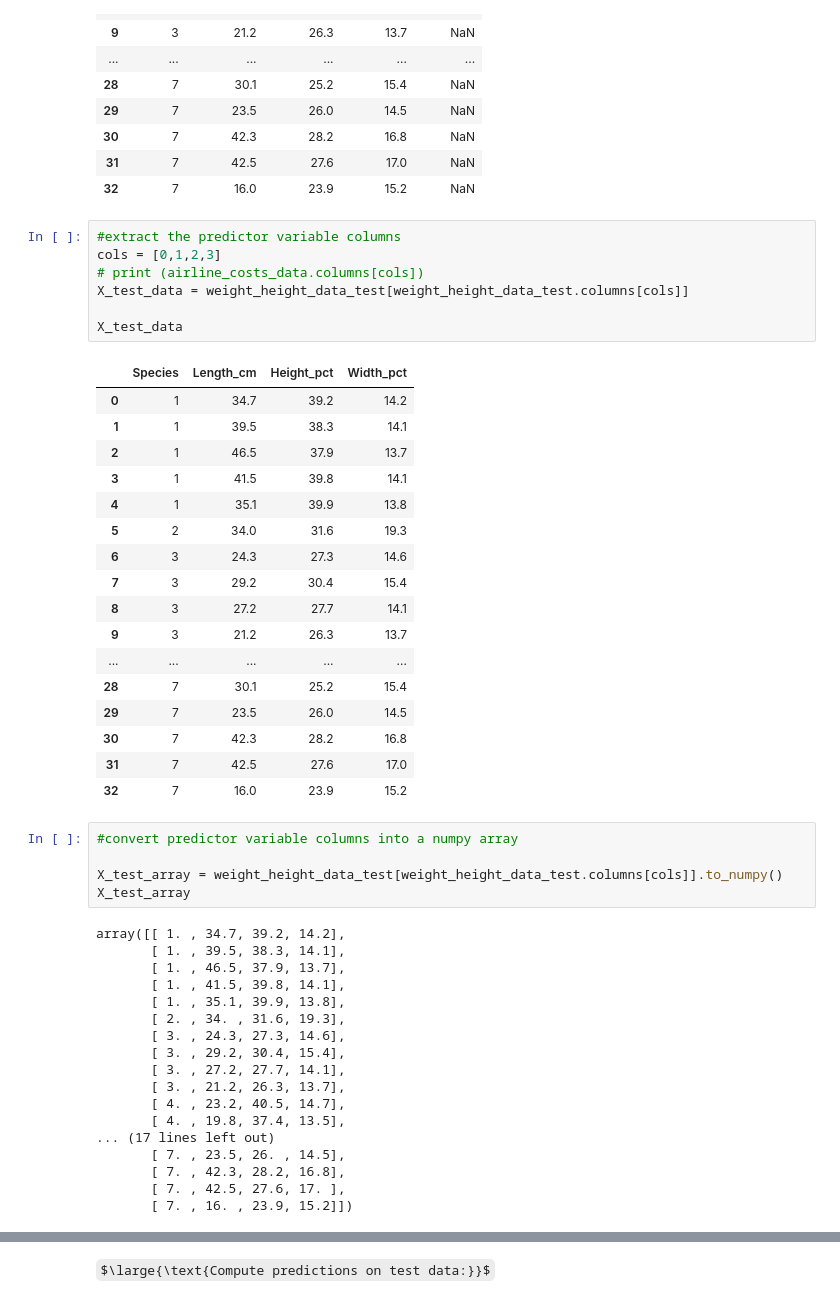
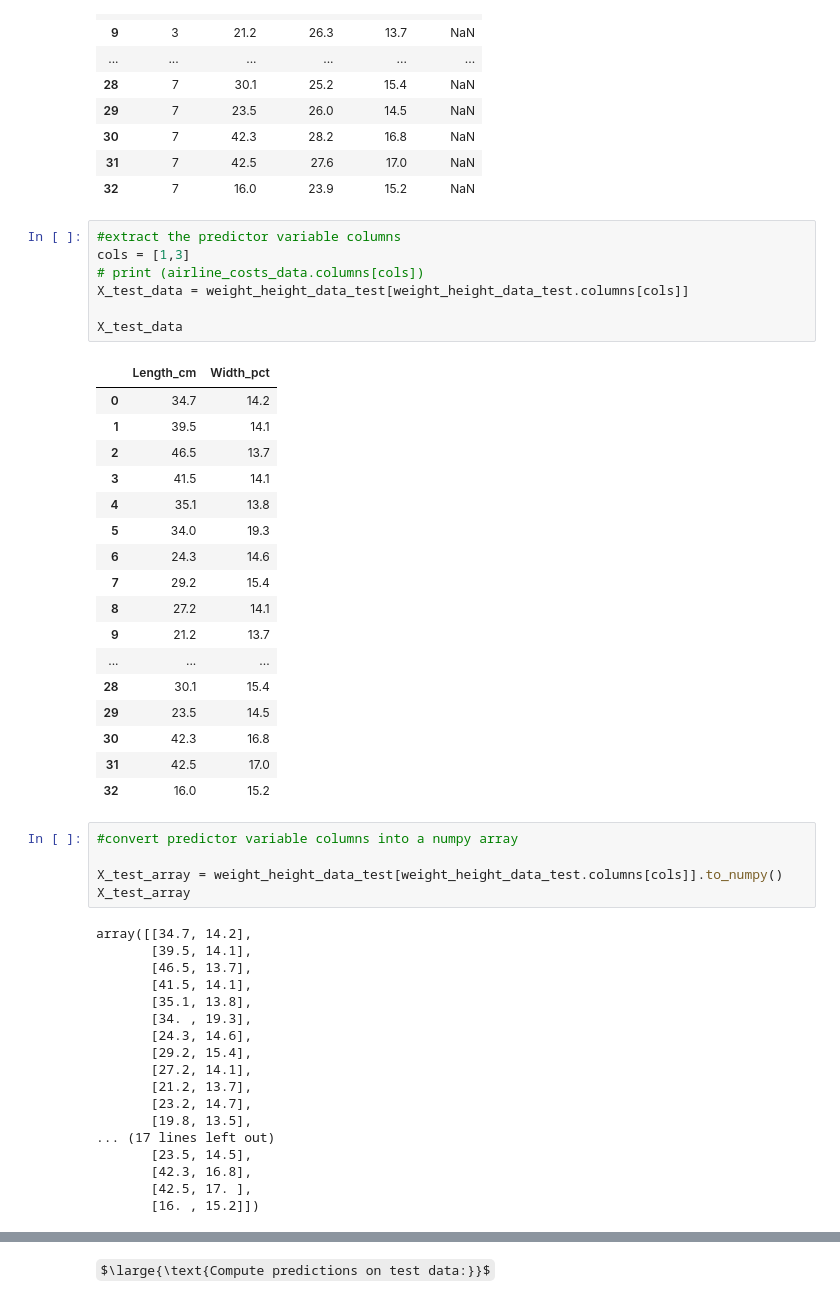
Before and after one commit to arvind-maurya/MachineLearning, a Jupyter notebook: Assignment/AIMLCEP_Q1-3.ipynb, the cells around one changed output, grey strips where cells are left out. Cells and saved outputs as stored; diff of their text form; some formulas as TeX source.

```diff
--- a/Assignment/AIMLCEP_Q1-3.ipynb
+++ b/Assignment/AIMLCEP_Q1-3.ipynb
@@ -610,52 +385,52 @@ weight_height_data_test
 | 32 | 7 | 16.0 | 23.9 | 15.2 | NaN |
 # %%
 #extract the predictor variable columns
-cols = [0,1,2,3]
+cols = [1,3]
 # print (airline_costs_data.columns[cols])
 X_test_data = weight_height_data_test[weight_height_data_test.columns[cols]]
 
 X_test_data
 # %% [output]
-|  | Species | Length_cm | Height_pct | Width_pct |
-| 0 | 1 | 34.7 | 39.2 | 14.2 |
-| 1 | 1 | 39.5 | 38.3 | 14.1 |
-| 2 | 1 | 46.5 | 37.9 | 13.7 |
-| 3 | 1 | 41.5 | 39.8 | 14.1 |
-| 4 | 1 | 35.1 | 39.9 | 13.8 |
-| 5 | 2 | 34.0 | 31.6 | 19.3 |
-| 6 | 3 | 24.3 | 27.3 | 14.6 |
-| 7 | 3 | 29.2 | 30.4 | 15.4 |
-| 8 | 3 | 27.2 | 27.7 | 14.1 |
-| 9 | 3 | 21.2 | 26.3 | 13.7 |
-| ... | ... | ... | ... | ... |
-| 28 | 7 | 30.1 | 25.2 | 15.4 |
-| 29 | 7 | 23.5 | 26.0 | 14.5 |
-| 30 | 7 | 42.3 | 28.2 | 16.8 |
-| 31 | 7 | 42.5 | 27.6 | 17.0 |
-| 32 | 7 | 16.0 | 23.9 | 15.2 |
+|  | Length_cm | Width_pct |
+| 0 | 34.7 | 14.2 |
+| 1 | 39.5 | 14.1 |
+| 2 | 46.5 | 13.7 |
+| 3 | 41.5 | 14.1 |
+| 4 | 35.1 | 13.8 |
+| 5 | 34.0 | 19.3 |
+| 6 | 24.3 | 14.6 |
+| 7 | 29.2 | 15.4 |
+| 8 | 27.2 | 14.1 |
+| 9 | 21.2 | 13.7 |
+| ... | ... | ... |
+| 28 | 30.1 | 15.4 |
+| 29 | 23.5 | 14.5 |
+| 30 | 42.3 | 16.8 |
+| 31 | 42.5 | 17.0 |
+| 32 | 16.0 | 15.2 |
 # %%
 #convert predictor variable columns into a numpy array
 
 X_test_array = weight_height_data_test[weight_height_data_test.columns[cols]].to_numpy()
 X_test_array
 # %% [output]
-array([[ 1. , 34.7, 39.2, 14.2],
-       [ 1. , 39.5, 38.3, 14.1],
-       [ 1. , 46.5, 37.9, 13.7],
-       [ 1. , 41.5, 39.8, 14.1],
-       [ 1. , 35.1, 39.9, 13.8],
-       [ 2. , 34. , 31.6, 19.3],
-       [ 3. , 24.3, 27.3, 14.6],
-       [ 3. , 29.2, 30.4, 15.4],
-       [ 3. , 27.2, 27.7, 14.1],
-       [ 3. , 21.2, 26.3, 13.7],
-       [ 4. , 23.2, 40.5, 14.7],
-       [ 4. , 19.8, 37.4, 13.5],
+array([[34.7, 14.2],
+       [39.5, 14.1],
+       [46.5, 13.7],
+       [41.5, 14.1],
+       [35.1, 13.8],
+       [34. , 19.3],
+       [24.3, 14.6],
+       [29.2, 15.4],
+       [27.2, 14.1],
+       [21.2, 13.7],
+       [23.2, 14.7],
+       [19.8, 13.5],
 ... (17 lines left out)
-       [ 7. , 23.5, 26. , 14.5],
-       [ 7. , 42.3, 28.2, 16.8],
-       [ 7. , 42.5, 27.6, 17. ],
-       [ 7. , 16. , 23.9, 15.2]])
+       [23.5, 14.5],
+       [42.3, 16.8],
+       [42.5, 17. ],
+       [16. , 15.2]])
 # %%
 #add a column of ones to X_train_array
 X_test = np.hstack((X_test_array, np.ones((X_test_array.shape[0], 1), dtype=X_test_array.dtype)))
```
Also changed, not shown: parts of 33 cells of this notebook.
